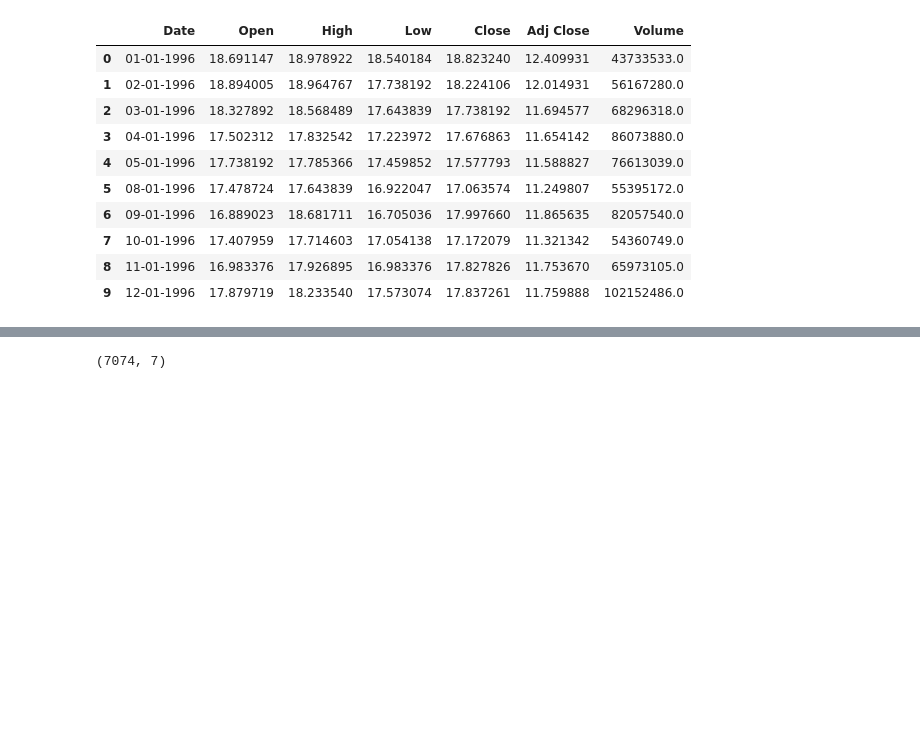
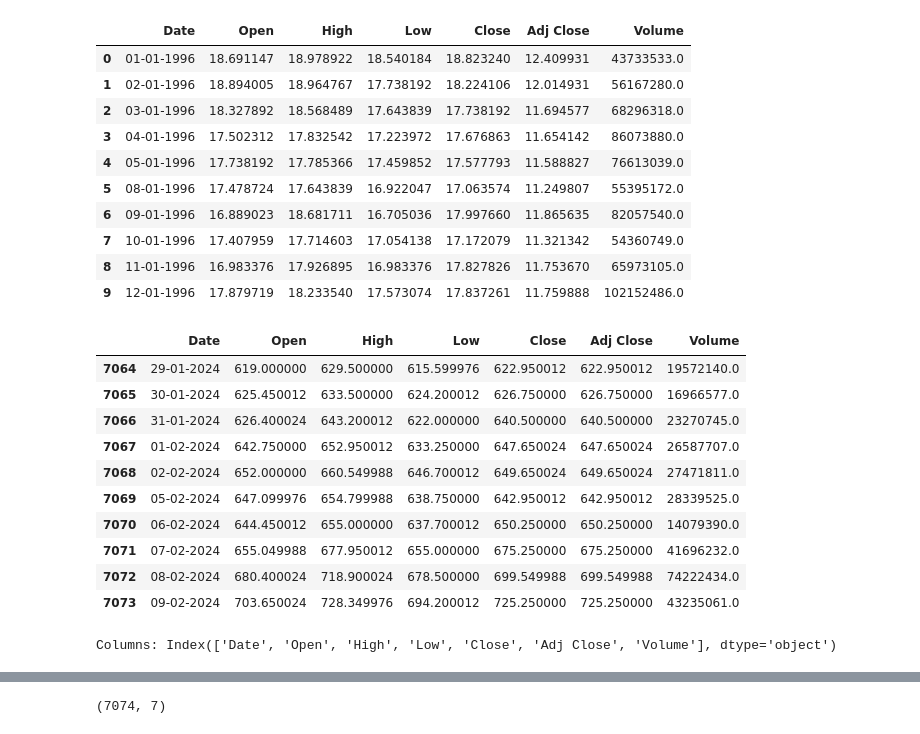
Before and after one commit to rohitinu6/Stock-Price-Prediction, a Jupyter notebook: Stock_prediction_Data_Analysis.ipynb, the cells around one changed output, grey strips where cells are left out. Cells and saved outputs as stored; diff of their text form; code cells hidden in the pictures; blank space fills up the shorter version.

```diff
--- a/Stock_prediction_Data_Analysis.ipynb
+++ b/Stock_prediction_Data_Analysis.ipynb
@@ -17,3 +17,23 @@ df.head(10)
 | 7 | 10-01-1996 | 17.407959 | 17.714603 | 17.054138 | 17.172079 | 11.321342 | 54360749.0 |
 | 8 | 11-01-1996 | 16.983376 | 17.926895 | 16.983376 | 17.827826 | 11.753670 | 65973105.0 |
 | 9 | 12-01-1996 | 17.879719 | 18.233540 | 17.573074 | 17.837261 | 11.759888 | 102152486.0 |
+# %%
+# Display the last 10 rows of the DataFrame
+df.tail(10)
+# %% [output]
+|  | Date | Open | High | Low | Close | Adj Close | Volume |
+| 7064 | 29-01-2024 | 619.000000 | 629.500000 | 615.599976 | 622.950012 | 622.950012 | 19572140.0 |
+| 7065 | 30-01-2024 | 625.450012 | 633.500000 | 624.200012 | 626.750000 | 626.750000 | 16966577.0 |
+| 7066 | 31-01-2024 | 626.400024 | 643.200012 | 622.000000 | 640.500000 | 640.500000 | 23270745.0 |
+| 7067 | 01-02-2024 | 642.750000 | 652.950012 | 633.250000 | 647.650024 | 647.650024 | 26587707.0 |
+| 7068 | 02-02-2024 | 652.000000 | 660.549988 | 646.700012 | 649.650024 | 649.650024 | 27471811.0 |
+| 7069 | 05-02-2024 | 647.099976 | 654.799988 | 638.750000 | 642.950012 | 642.950012 | 28339525.0 |
+| 7070 | 06-02-2024 | 644.450012 | 655.000000 | 637.700012 | 650.250000 | 650.250000 | 14079390.0 |
+| 7071 | 07-02-2024 | 655.049988 | 677.950012 | 655.000000 | 675.250000 | 675.250000 | 41696232.0 |
+| 7072 | 08-02-2024 | 680.400024 | 718.900024 | 678.500000 | 699.549988 | 699.549988 | 74222434.0 |
+| 7073 | 09-02-2024 | 703.650024 | 728.349976 | 694.200012 | 725.250000 | 725.250000 | 43235061.0 |
+# %%
+# Display the columns in the DataFrame
+print("Columns:", df.columns)
+# %% [output]
+Columns: Index(['Date', 'Open', 'High', 'Low', 'Close', 'Adj Close', 'Volume'], dtype='object')
```
Also changed, not shown: parts of 3 cells of this notebook.
